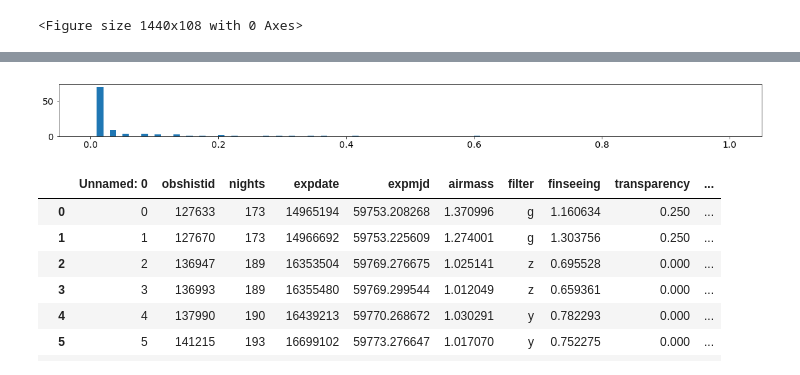
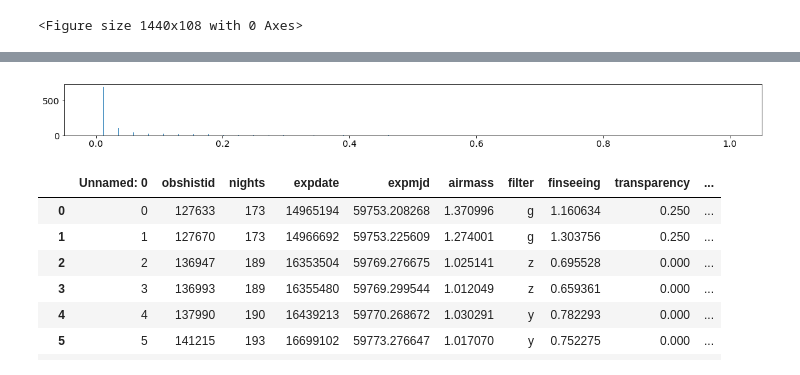
Before and after one commit to LSSTDESC/MiniDataChalgAtmosphere, a Jupyter notebook: GenerateCadenceAtmProgram.ipynb, the cells around one changed output, grey strips where cells are left out. Drawn from its saved outputs; the diff is of its cells as text; code cells hidden in the pictures.

```diff
--- a/GenerateCadenceAtmProgram.ipynb
+++ b/GenerateCadenceAtmProgram.ipynb
@@ -222,7 +222,7 @@ plt.ylim(0.,100.)
 # %%
-plt.hist(CLOUDS/100.,bins=100,range=[0.,1.],density=True);
+plt.hist(CLOUDS/100.,bins=1000,range=[0.,1.],density=True);
 # %% [output]
-[figure, old version]
+[figure, new version]
 # %%
 df['vaod']=VAOD
 df['pwv']=PWV
```
Also changed, not shown: parts of 4 cells of this notebook, 1 other file.
